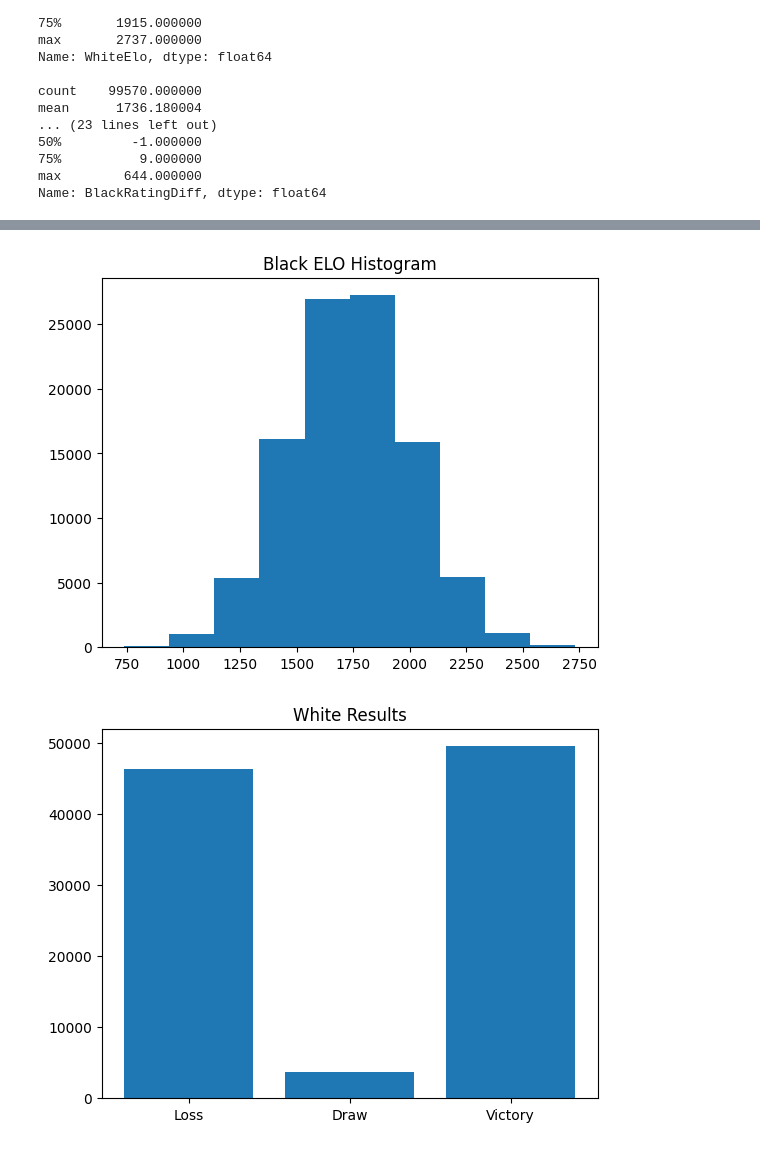
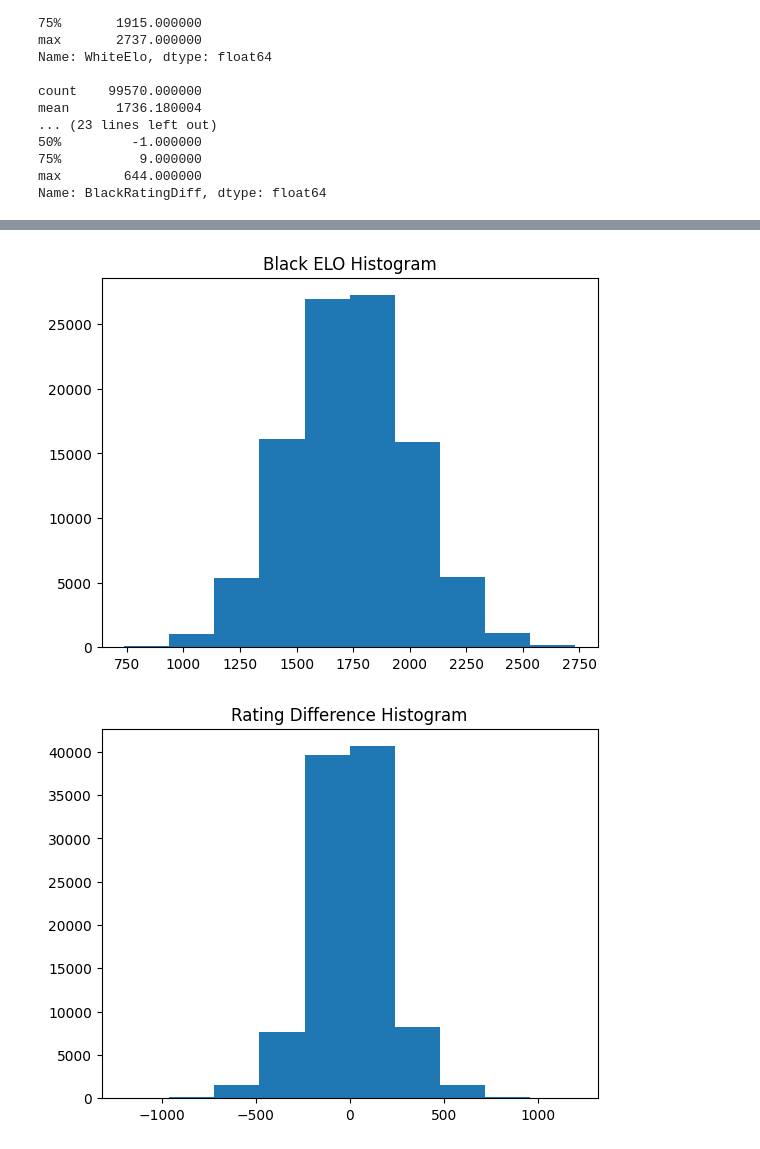
Before and after one commit to Mr-Barros/ENG4040, a Jupyter notebook: src/analises/tratamento-base-kaggle.ipynb, the cells around one changed output, grey strips where cells are left out. Drawn from its saved outputs; the diff is of its cells as text; code cells hidden in the pictures.

Commit message:
added openings by rating graph

```diff
--- a/src/analises/tratamento-base-kaggle.ipynb
+++ b/src/analises/tratamento-base-kaggle.ipynb
@@ -38,8 +38,8 @@ df = df[df['TimeControl'] != '-']
 df[['Time', 'Increment']] = df['TimeControl'].str.split('+', expand=True)
 df = df.drop('TimeControl', axis=1)
 
-df['EloDiff'] = df['WhiteElo'] - df['BlackElo']
-df['EloAvg'] = (df['WhiteElo'] + df['BlackElo']) / 2
+df['RatingDiff'] = df['WhiteElo'] - df['BlackElo']
+df['RatingAvg'] = (df['WhiteElo'] + df['BlackElo']) / 2
 
 df.head()
 # %% [output]
@@ -75,20 +75,24 @@ Name: BlackRatingDiff, dtype: float64
 # %%
 plt.hist(df['WhiteElo'])
 plt.title('White ELO Histogram')
 plt.show()
 
 plt.hist(df['BlackElo'])
 plt.title('Black ELO Histogram')
 plt.show()
 
+plt.hist(df['RatingDiff'])
+plt.title('Rating Difference Histogram')
+plt.show()
+
 plt.bar(['Loss', 'Draw', 'Victory'], df['WhiteWon'].value_counts().sort_index())
 plt.title('White Results')
 plt.show()
 
 plt.bar(['Loss', 'Draw', 'Victory'], df['BlackWon'].value_counts().sort_index())
 plt.title('Black Results')
 plt.show()
 # %% [output]
 [figure]
 [figure]
-[figure, old version]
+[figure, new version]
```
Also changed, not shown: parts of 4 cells of this notebook.
